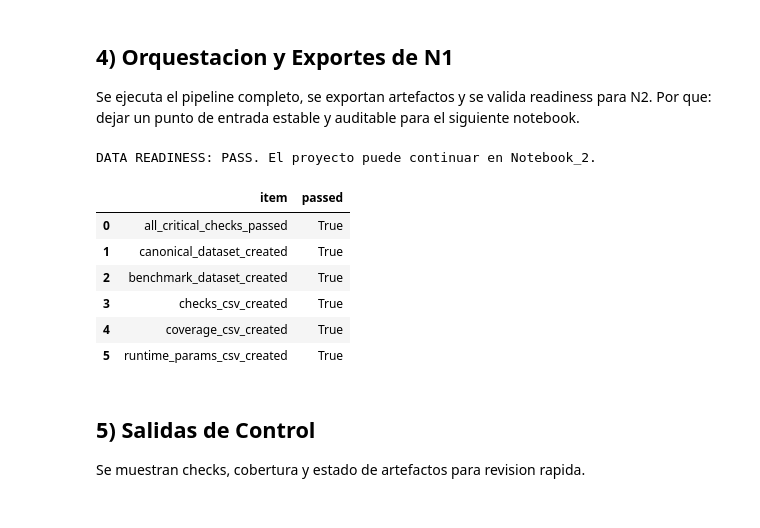
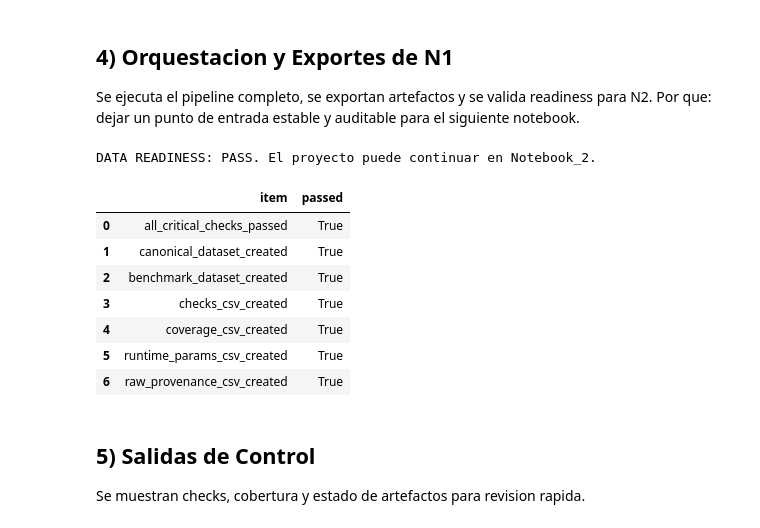
Before and after one commit to DaniPro22/Dise-o-de-Algoritmos-y-Backtesting-Avanzado, a Jupyter notebook: Notebook_1_Carga_de_Datos.ipynb, the cells around one changed output. Drawn from its saved outputs; the diff is of its cells as text; code cells hidden in the pictures.

```diff
--- a/Notebook_1_Carga_de_Datos.ipynb
+++ b/Notebook_1_Carga_de_Datos.ipynb
@@ -14,6 +14,9 @@ Se definen parametros del enunciado, rutas de artefactos y esquema esperado.
 Por que: mantener trazabilidad y consistencia desde N1 hasta N5.
 # %%
 # Bloque 1: configuracion global, esquema esperado y utilidades fail-fast.
+import hashlib
+import os
+
 import numpy as np
 import pandas as pd
 import pyarrow as pa
@@ -27,6 +30,10 @@ PARAMS = {
     "universe_rule": "in_sp500_point_in_time_last_13_months",
     "transaction_fee_rate": 0.0023,
     "min_fee_per_order": 23.0,
+    "data_recency_max_lag_days": 31,
+    "raw_parquet_source_hint": (
+        "https://drive.google.com/file/d/1nvubXdAu0EONlrP_yrURZbnPhBQ-uDaB/view"
+    ),
 }
 
 # Rutas de entrada/salida usadas por el pipeline de datos.
@@ -36,6 +43,7 @@ OUT_SPY_PARQUET = "data/raw/spy_yfinance.parquet"
 OUT_CHECKS_CSV = "data/processed/n1_data_quality_checks.csv"
 OUT_COVERAGE_CSV = "data/processed/n1_coverage_summary.csv"
 OUT_RUNTIME_PARAMS_CSV = "data/processed/n1_runtime_params.csv"
+OUT_RAW_PROVENANCE_CSV = "data/processed/n1_raw_parquet_provenance.csv"
 
 # Esquema esperado para asegurar consistencia entre notebooks.
 EXPECTED_COLUMNS = [
@@ -386,7 +461,21 @@ def run_notebook_1() -> dict:
     checks_df = run_data_quality_checks(df, EXPECTED_COLUMNS)
     coverage_summary = build_coverage_summary(df)
 
-    # 2) Carga del benchmark para comparativas y metricas futuras.
+    # 2) Check de actualidad del parquet para evitar trabajar con snapshots obsoletos.
+    recency_check, recency_lag_days = build_data_recency_check(
+        data_max_date=coverage_summary["date_max"],
+        max_lag_days=PARAMS["data_recency_max_lag_days"],
+    )
+    checks_df = pd.concat([checks_df, pd.DataFrame([recency_check])], ignore_index=True)
+
+    # 3) Evidencia de origen del parquet crudo para trazabilidad de entrega.
+    raw_provenance = build_raw_parquet_provenance(
+        input_parquet=INPUT_PARQUET,
+        source_hint=PARAMS["raw_parquet_source_hint"],
+        coverage_summary=coverage_summary,
+    )
+
+    # 4) Carga del benchmark para comparativas y metricas futuras.
     spy_df, spy_check, spy_source = download_benchmark(
         benchmark_ticker=PARAMS["benchmark_ticker"],
         start_date=PARAMS["backtest_start"],
@@ -394,7 +483,7 @@ def run_notebook_1() -> dict:
     )
     checks_df = pd.concat([checks_df, pd.DataFrame([spy_check])], ignore_index=True)
 
-    # 3) Parametros operativos centralizados en CSV (sin JSON global).
+    # 5) Parametros operativos centralizados en CSV (sin JSON global).
     runtime_params = {
         "initial_capital": PARAMS["initial_capital"],
         "backtest_start": PARAMS["backtest_start"],
@@ -402,6 +491,8 @@ def run_notebook_1() -> dict:
         "universe_rule": PARAMS["universe_rule"],
         "transaction_fee_rate": PARAMS["transaction_fee_rate"],
         "min_fee_per_order": PARAMS["min_fee_per_order"],
+        "data_recency_max_lag_days": PARAMS["data_recency_max_lag_days"],
+        "data_recency_lag_days": recency_lag_days,
         "backtest_end_data": coverage_summary["date_max"],
         "input_parquet": INPUT_PARQUET,
         "canonical_parquet": OUT_CANONICAL,
@@ -409,6 +500,12 @@ def run_notebook_1() -> dict:
         "checks_csv": OUT_CHECKS_CSV,
         "coverage_csv": OUT_COVERAGE_CSV,
         "runtime_params_csv": OUT_RUNTIME_PARAMS_CSV,
+        "raw_provenance_csv": OUT_RAW_PROVENANCE_CSV,
+        "raw_parquet_source_hint": PARAMS["raw_parquet_source_hint"],
+        "raw_parquet_sha256": raw_provenance["input_parquet_sha256"],
+        "raw_parquet_last_modified_utc": raw_provenance[
+            "input_parquet_last_modified_utc"
+        ],
         "spy_source": spy_source,
         "numpy_version": np.__version__,
         "pandas_version": pd.__version__,
@@ -416,19 +513,21 @@ def run_notebook_1() -> dict:
         "yfinance_version": yf.__version__,
     }
 
-    # 4) Exportes finales del notebook.
+    # 6) Exportes finales del notebook.
     artifacts = export_artifacts(
         canonical_df=df,
         checks_df=checks_df,
         coverage_summary=coverage_summary,
         runtime_params=runtime_params,
+        raw_provenance=raw_provenance,
         out_canonical=OUT_CANONICAL,
         out_checks_csv=OUT_CHECKS_CSV,
         out_coverage_csv=OUT_COVERAGE_CSV,
         out_runtime_csv=OUT_RUNTIME_PARAMS_CSV,
+        out_raw_provenance_csv=OUT_RAW_PROVENANCE_CSV,
     )
 
-    # 5) Checklist de readiness para desbloquear Notebook_2.
+    # 7) Checklist de readiness para desbloquear Notebook_2.
     readiness_checklist = {
         "all_critical_checks_passed": bool(checks_df["passed"].all()),
         "canonical_dataset_created": artifacts["canonical_exists"],
@@ -436,6 +535,7 @@ def run_notebook_1() -> dict:
         "checks_csv_created": artifacts["checks_csv_exists"],
         "coverage_csv_created": artifacts["coverage_csv_exists"],
         "runtime_params_csv_created": artifacts["runtime_params_csv_exists"],
+        "raw_provenance_csv_created": artifacts["raw_provenance_csv_exists"],
     }
 
     readiness_df = pd.DataFrame(
@@ -443,33 +543,35 @@ def run_notebook_1() -> dict:
     )
 
     fail_if(
         not all(readiness_checklist.values()),
         "Data readiness FAILED: revisar checks y artefactos.",
     )
 
     return {
         "readiness_df": readiness_df,
         "checks_df": checks_df,
         "coverage_summary": coverage_summary,
         "runtime_params": runtime_params,
+        "raw_provenance": raw_provenance,
         "artifacts": artifacts,
         "spy_rows": int(len(spy_df)),
     }
 
 
 # Ejecucion principal del notebook.
 results = run_notebook_1()
 print("DATA READINESS: PASS. El proyecto puede continuar en Notebook_2.")
 results["readiness_df"]
 # %% [output]
 DATA READINESS: PASS. El proyecto puede continuar en Notebook_2.
 |  | item | passed |
 | 0 | all_critical_checks_passed | True |
 | 1 | canonical_dataset_created | True |
 | 2 | benchmark_dataset_created | True |
 | 3 | checks_csv_created | True |
 | 4 | coverage_csv_created | True |
 | 5 | runtime_params_csv_created | True |
+| 6 | raw_provenance_csv_created | True |
 # %% [markdown]
 ## 5) Salidas de Control
 Se muestran checks, cobertura y estado de artefactos para revision rapida.
```
Also changed, not shown: parts of 3 cells of this notebook, 1 other file.
